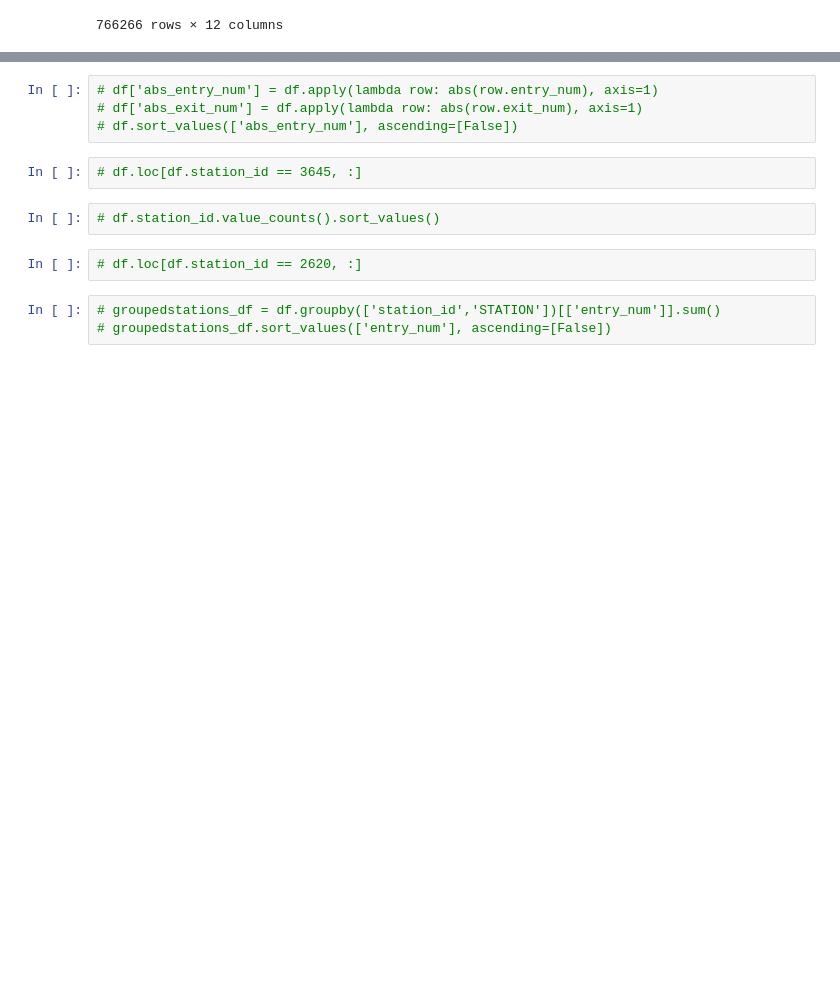
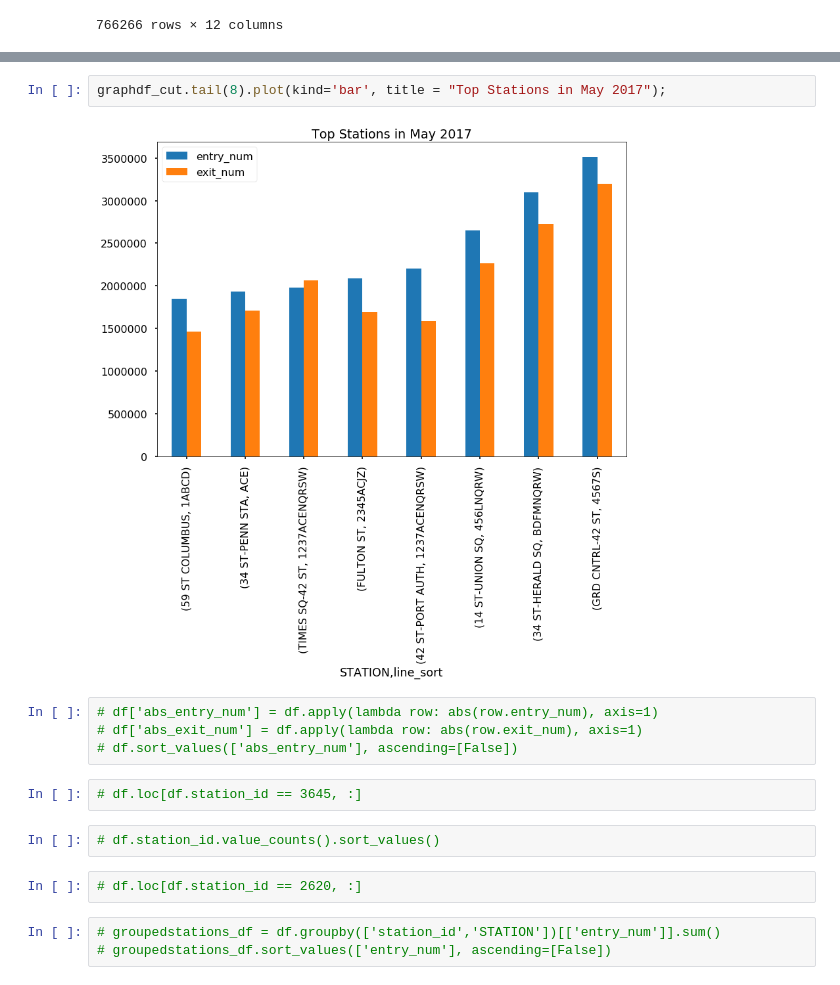
Before and after one commit to adam-ariel/Metis-Project-1----MTA, a Jupyter notebook: project1_wkbk.ipynb, the cells around one changed output, grey strips where cells are left out. Drawn from its saved outputs; the diff is of its cells as text; blank space fills up the shorter version.

```diff
--- a/project1_wkbk.ipynb
+++ b/project1_wkbk.ipynb
@@ -438,3 +425,7 @@ df.groupby(['STATION','line_sort'])[['entry_num', 'exit_num']].sum().sort_values
+# %%
+graphdf_cut.tail(8).plot(kind='bar', title = "Top Stations in May 2017");
+# %% [output]
+[figure, added]
 # %%
 # df['abs_entry_num'] = df.apply(lambda row: abs(row.entry_num), axis=1)
 # df['abs_exit_num'] = df.apply(lambda row: abs(row.exit_num), axis=1)
```
Also changed, not shown: parts of 2 cells of this notebook.
